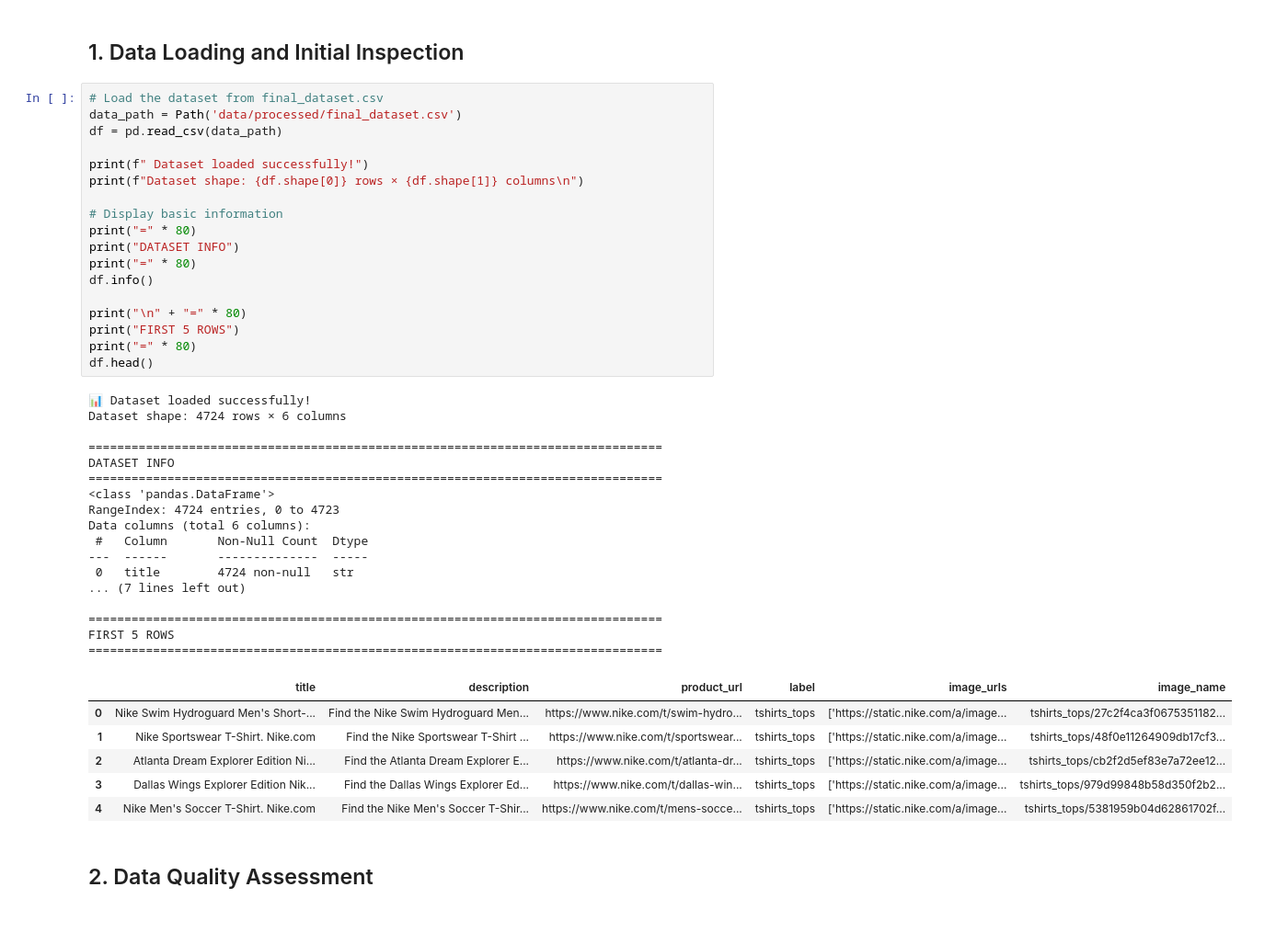
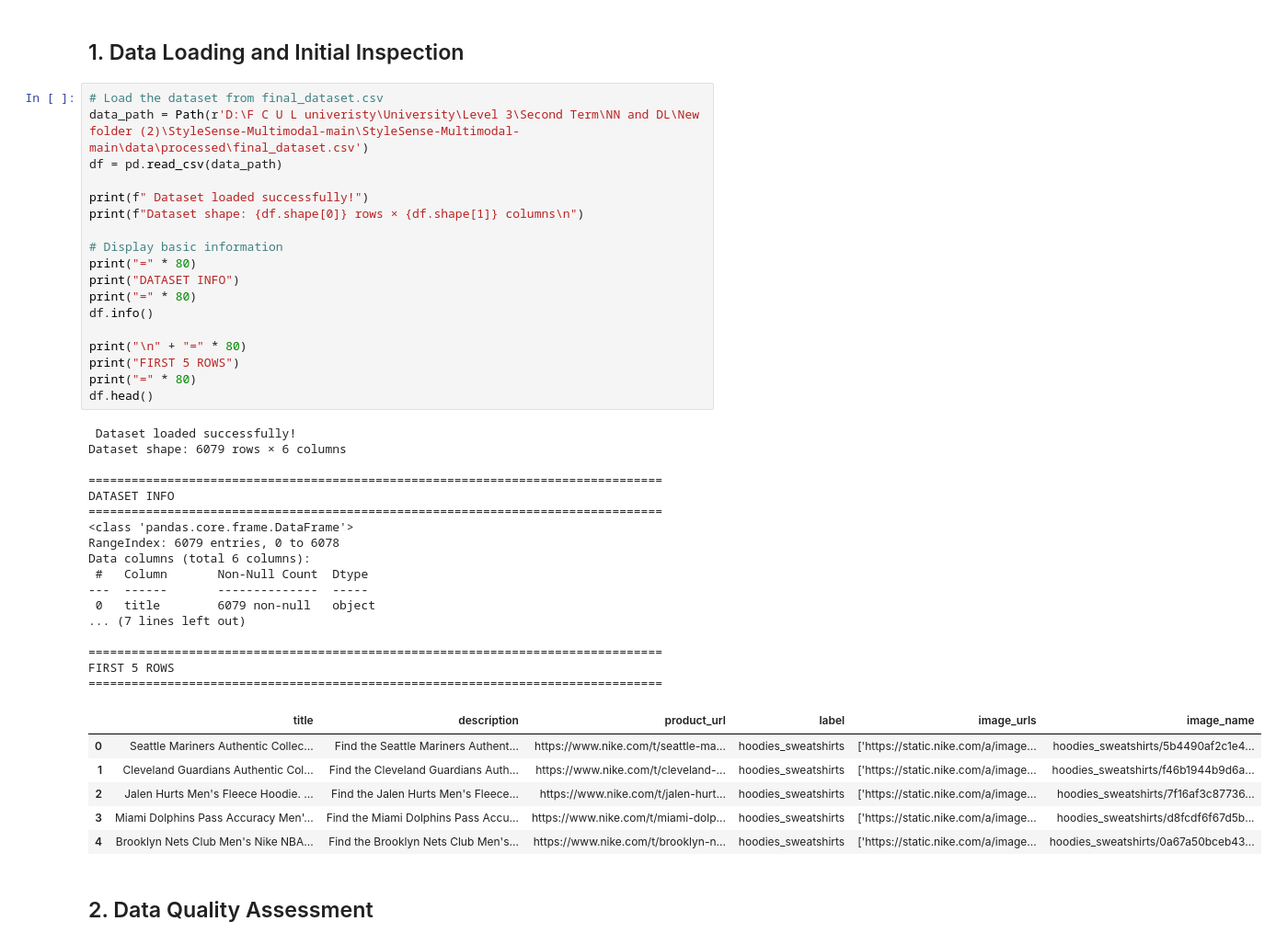
Before and after one commit to MohammedAhmed-01/StyleSense-Multimodal, a Jupyter notebook: Datacleaing/Multimodal_Dataset_Preprocessing.ipynb, the cells around one changed output. Shown at 92% size. Drawn from its saved outputs; the diff is of its cells as text.

```diff
--- a/Datacleaing/Multimodal_Dataset_Preprocessing.ipynb
+++ b/Datacleaing/Multimodal_Dataset_Preprocessing.ipynb
@@ -47,46 +47,46 @@ print("Libraries imported successfully")
 ## 1. Data Loading and Initial Inspection
 # %%
 # Load the dataset from final_dataset.csv
-data_path = Path('data/processed/final_dataset.csv')
+data_path = Path(r'D:\F C U L univeristy\University\Level 3\Second Term\NN and DL\New folder (2)\StyleSense-Multimodal-main\StyleSense-Multimodal-main\data\processed\final_dataset.csv')
 df = pd.read_csv(data_path)
 
 print(f" Dataset loaded successfully!")
 print(f"Dataset shape: {df.shape[0]} rows × {df.shape[1]} columns\n")
 
 # Display basic information
 print("=" * 80)
 print("DATASET INFO")
 print("=" * 80)
 df.info()
 
 print("\n" + "=" * 80)
 print("FIRST 5 ROWS")
 print("=" * 80)
 df.head()
 # %% [output]
-📊 Dataset loaded successfully!
-Dataset shape: 4724 rows × 6 columns
+ Dataset loaded successfully!
+Dataset shape: 6079 rows × 6 columns
 
 ================================================================================
 DATASET INFO
 ================================================================================
-<class 'pandas.DataFrame'>
-RangeIndex: 4724 entries, 0 to 4723
+<class 'pandas.core.frame.DataFrame'>
+RangeIndex: 6079 entries, 0 to 6078
 Data columns (total 6 columns):
  #   Column       Non-Null Count  Dtype
 ---  ------       --------------  -----
- 0   title        4724 non-null   str
+ 0   title        6079 non-null   object
 ... (7 lines left out)
 
 ================================================================================
 FIRST 5 ROWS
 ================================================================================
 |  | title | description | product_url | label | image_urls | image_name |
-| 0 | Nike Swim Hydroguard Men's Short-... | Find the Nike Swim Hydroguard Men... | https://www.nike.com/t/swim-hydro... | tshirts_tops | ['https://static.nike.com/a/image... | tshirts_tops/27c2f4ca3f0675351182... |
-| 1 | Nike Sportswear T-Shirt. Nike.com | Find the Nike Sportswear T-Shirt ... | https://www.nike.com/t/sportswear... | tshirts_tops | ['https://static.nike.com/a/image... | tshirts_tops/48f0e11264909db17cf3... |
-| 2 | Atlanta Dream Explorer Edition Ni... | Find the Atlanta Dream Explorer E... | https://www.nike.com/t/atlanta-dr... | tshirts_tops | ['https://static.nike.com/a/image... | tshirts_tops/cb2f2d5ef83e7a72ee12... |
-| 3 | Dallas Wings Explorer Edition Nik... | Find the Dallas Wings Explorer Ed... | https://www.nike.com/t/dallas-win... | tshirts_tops | ['https://static.nike.com/a/image... | tshirts_tops/979d99848b58d350f2b2... |
-| 4 | Nike Men's Soccer T-Shirt. Nike.com | Find the Nike Men's Soccer T-Shir... | https://www.nike.com/t/mens-socce... | tshirts_tops | ['https://static.nike.com/a/image... | tshirts_tops/5381959b04d62861702f... |
+| 0 | Seattle Mariners Authentic Collec... | Find the Seattle Mariners Authent... | https://www.nike.com/t/seattle-ma... | hoodies_sweatshirts | ['https://static.nike.com/a/image... | hoodies_sweatshirts/5b4490af2c1e4... |
+| 1 | Cleveland Guardians Authentic Col... | Find the Cleveland Guardians Auth... | https://www.nike.com/t/cleveland-... | hoodies_sweatshirts | ['https://static.nike.com/a/image... | hoodies_sweatshirts/f46b1944b9d6a... |
+| 2 | Jalen Hurts Men's Fleece Hoodie. ... | Find the Jalen Hurts Men's Fleece... | https://www.nike.com/t/jalen-hurt... | hoodies_sweatshirts | ['https://static.nike.com/a/image... | hoodies_sweatshirts/7f16af3c87736... |
+| 3 | Miami Dolphins Pass Accuracy Men'... | Find the Miami Dolphins Pass Accu... | https://www.nike.com/t/miami-dolp... | hoodies_sweatshirts | ['https://static.nike.com/a/image... | hoodies_sweatshirts/d8fcdf6f67d5b... |
+| 4 | Brooklyn Nets Club Men's Nike NBA... | Find the Brooklyn Nets Club Men's... | https://www.nike.com/t/brooklyn-n... | hoodies_sweatshirts | ['https://static.nike.com/a/image... | hoodies_sweatshirts/0a67a50bceb43... |
 # %% [markdown]
 ## 2. Data Quality Assessment
 # %%
```
Also changed, not shown: parts of 9 cells of this notebook, 5 other files.
